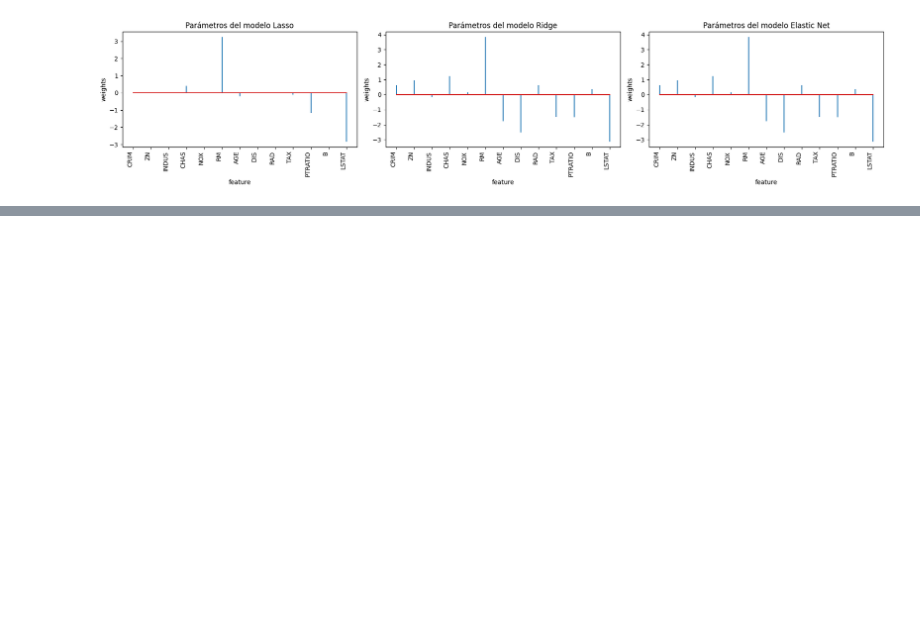
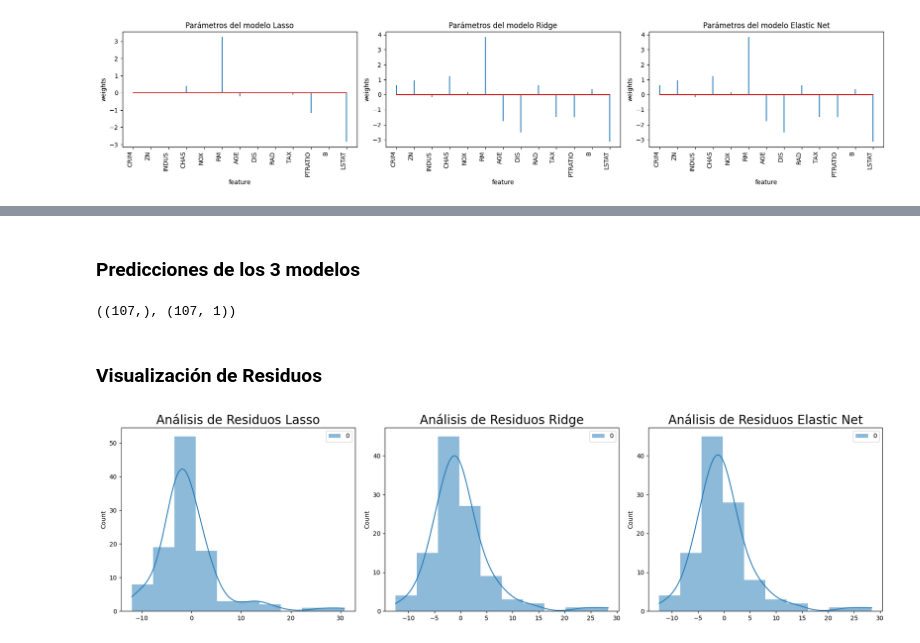
Before and after one commit to julilc/AA1-TUIA-LopezCeratto-RodriguezGrino-Slepoy, a Jupyter notebook: TP-regresion-AA1.ipynb, the cells around one changed output, grey strips where cells are left out. Drawn from its saved outputs; the diff is of its cells as text; code cells hidden in the pictures; blank space fills up the shorter version.

```diff
--- a/TP-regresion-AA1.ipynb
+++ b/TP-regresion-AA1.ipynb
@@ -706,3 +513,0 @@ plt.show()
-# %%
-model_elastic = make_pipeline(StandardScaler(), ElasticNet(alpha=0.01, l1_ratio=0.5))
-model_elastic.fit(X_train, y_train)
@@ -995,0 +535,40 @@ Test MAPE: 47.25648541066321
+# %% [markdown]
+### Predicciones de los 3 modelos ###
+# %%
+# Predicciones Lasso
+y_lasso_val_pred = model_ls.predict(X_test)
+y_lasso_val_pred.shape, y_test.shape
+
+#Precicciones Ridge
+y_ridge_val_pred = model_rid.predict(X_test)
+y_ridge_val_pred.shape, y_test.shape
+
+#Predicciones Elastic Net
+y_elastic_val_pred = model_elastic.predict(X_test)
+y_elastic_val_pred.shape, y_test.shape
+# %% [output]
+((107,), (107, 1))
+# %% [markdown]
+### Visualización de Residuos ###
+# %%
+fig, axes = plt.subplots(nrows=1, ncols=3, figsize=(18, 5))
+
+# Primer gráfico
+sns.histplot(y_test - y_lasso_val_pred.reshape(-1,1), color="red", kde=True, linewidth=0, bins=round(sqrt(len(y_test))), ax=axes[0])
+axes[0].set_title('Análisis de Residuos Lasso', fontsize=20)
+
+
+# Segundo gráfico
+sns.histplot(y_test - y_ridge_val_pred.reshape(-1,1), color="red", kde=True, linewidth=0, bins=round(sqrt(len(y_test))), ax=axes[1])
+axes[1].set_title('Análisis de Residuos Ridge', fontsize=20)
+
+
+# Tercer gráfico
+sns.histplot(y_test - y_elastic_val_pred.reshape(-1,1), color="r", kde=True, linewidth=0, bins=round(sqrt(len(y_test))), ax=axes[2])
+axes[2].set_title('Análisis de Residuos Elastic Net', fontsize=20)
+
+
+plt.tight_layout()
+plt.show()
+# %% [output]
+[figure, added]
```
Also changed, not shown: parts of 64 cells of this notebook.
